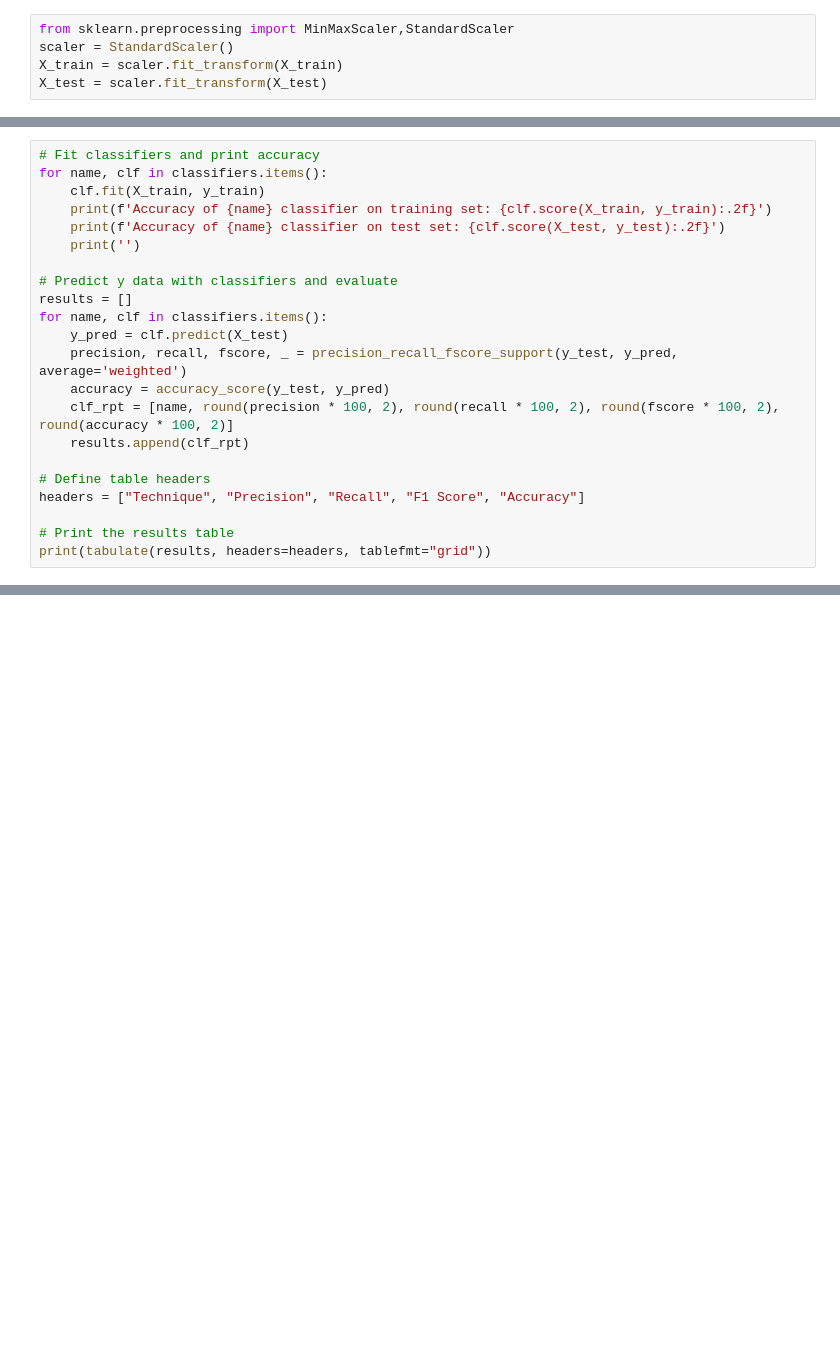
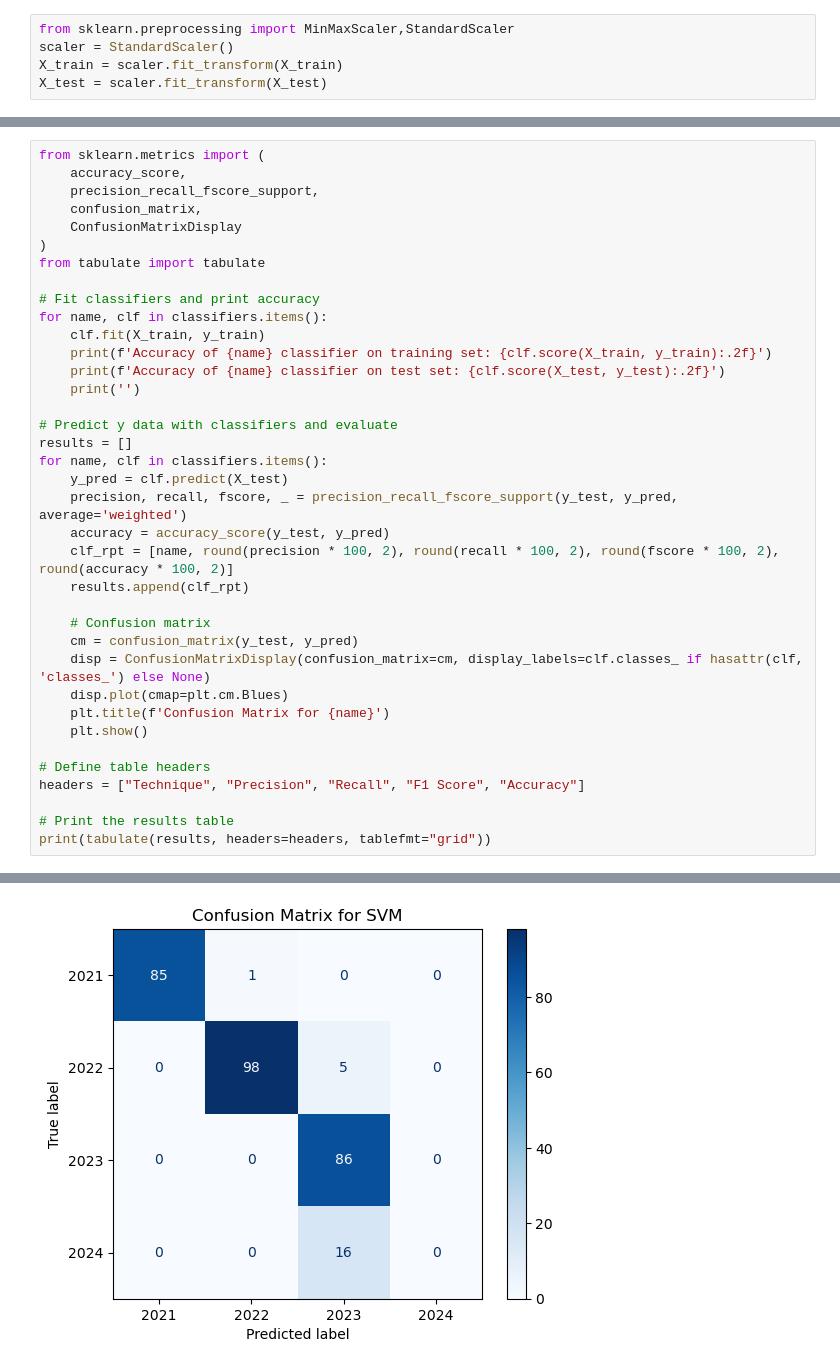
Before and after one commit to yasserhessein/Coivd19-Malaysia, a Jupyter notebook: Coivd19-Malaysia.ipynb, the cells around one changed output, grey strips where cells are left out. Drawn from its saved outputs; the diff is of its cells as text; blank space fills up the shorter version.

```diff
--- a/Coivd19-Malaysia.ipynb
+++ b/Coivd19-Malaysia.ipynb
@@ -276,4 +309,12 @@ Accuracy of MLP classifier on test set: 0.90
 # %%
+from sklearn.metrics import (
+    accuracy_score,
+    precision_recall_fscore_support,
+    confusion_matrix,
+    ConfusionMatrixDisplay
+)
+from tabulate import tabulate
+
 # Fit classifiers and print accuracy
 for name, clf in classifiers.items():
     clf.fit(X_train, y_train)
@@ -290,6 +331,13 @@ for name, clf in classifiers.items():
     clf_rpt = [name, round(precision * 100, 2), round(recall * 100, 2), round(fscore * 100, 2), round(accuracy * 100, 2)]
     results.append(clf_rpt)
 
+    # Confusion matrix
+    cm = confusion_matrix(y_test, y_pred)
+    disp = ConfusionMatrixDisplay(confusion_matrix=cm, display_labels=clf.classes_ if hasattr(clf, 'classes_') else None)
+    disp.plot(cmap=plt.cm.Blues)
+    plt.title(f'Confusion Matrix for {name}')
+    plt.show()
+
 # Define table headers
 headers = ["Technique", "Precision", "Recall", "F1 Score", "Accuracy"]
 
@@ -306,0 +364 @@ Accuracy of KNeighbors classifier on test set: 0.75
+[figure, added]
```
Also changed, not shown: parts of 9 cells of this notebook.
